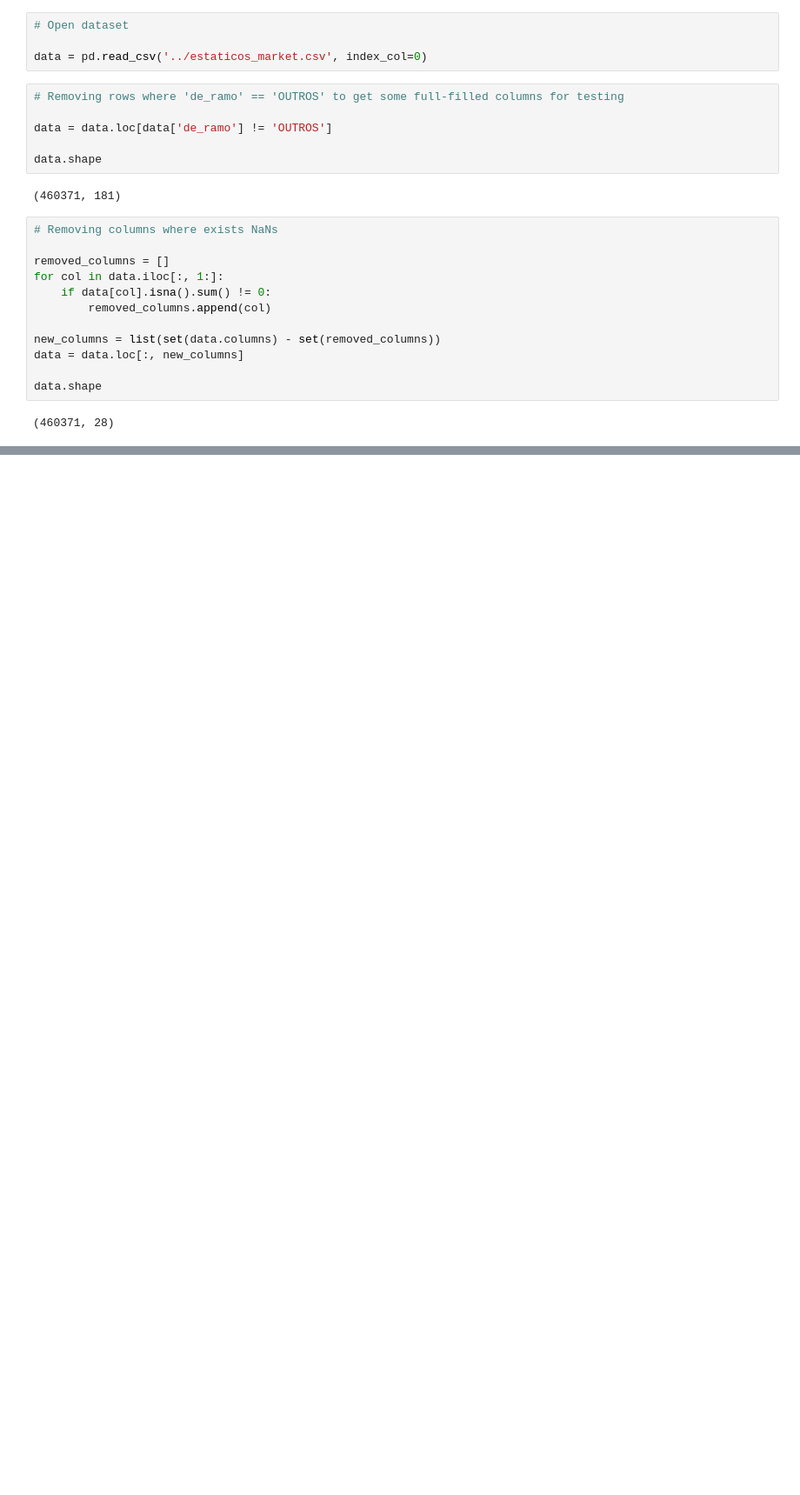
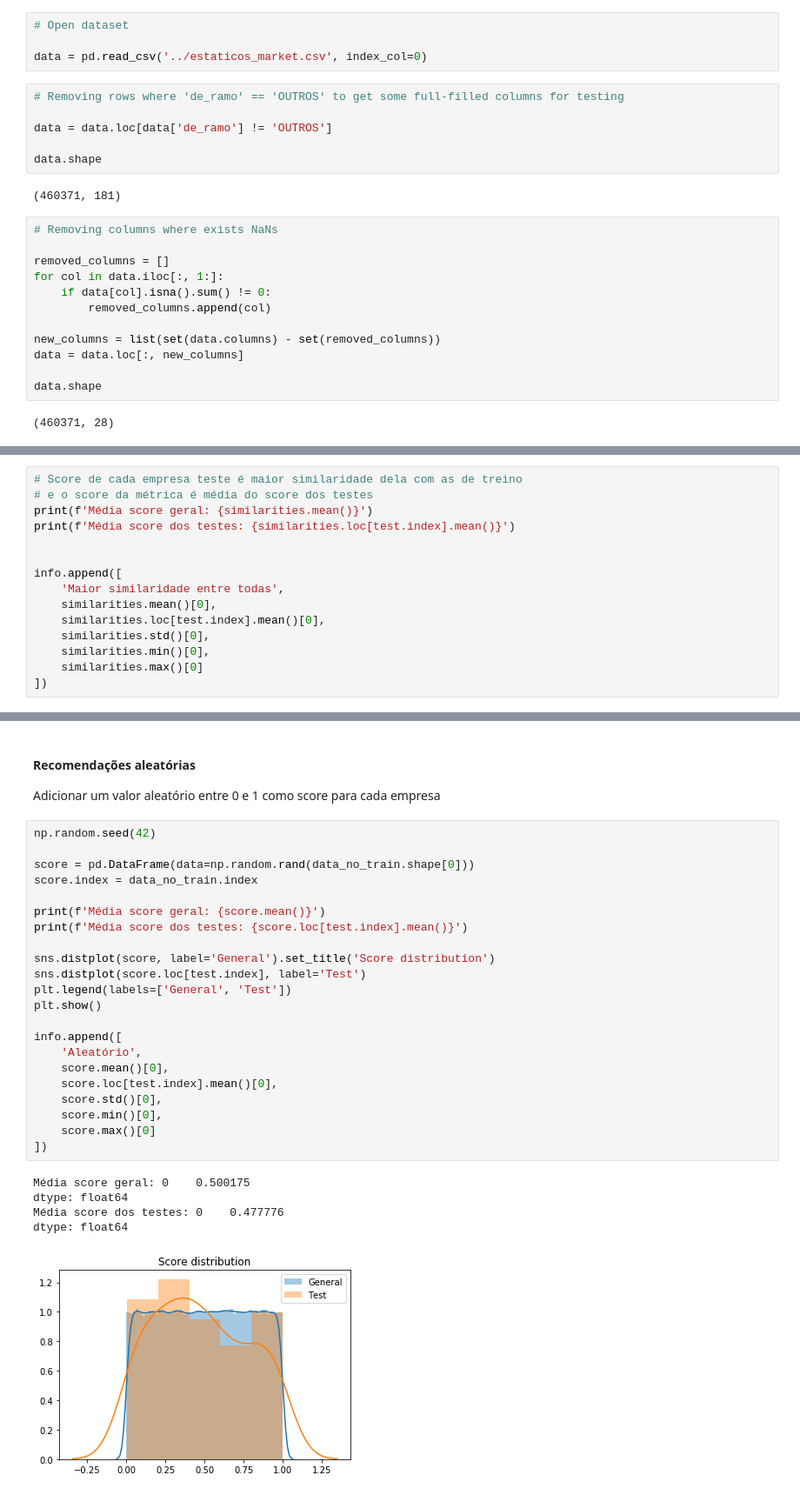
Before and after one commit to codenation-dev/squad-3-ad-data-science, a Jupyter notebook: analysis/testing_ranking_algorithm.ipynb, the cells around one changed output, grey strips where cells are left out. Shown at 87% size. Cells and saved outputs as stored; diff of their text form; blank space fills up the shorter version.

```diff
--- a/analysis/testing_ranking_algorithm.ipynb
+++ b/analysis/testing_ranking_algorithm.ipynb
@@ -201,0 +317,15 @@ sns.distplot(similarities)
+# %%
+# Score de cada empresa teste é maior similaridade dela com as de treino
+# e o score da métrica é média do score dos testes
+print(f'Média score geral: {similarities.mean()}')
+print(f'Média score dos testes: {similarities.loc[test.index].mean()}')
+
+
+info.append([
+    'Maior similaridade entre todas',
+    similarities.mean()[0],
+    similarities.loc[test.index].mean()[0],
+    similarities.std()[0],
+    similarities.min()[0],
+    similarities.max()[0]
+])
@@ -201,0 +337,32 @@ sns.distplot(similarities)
+# %% [markdown]
+#### Recomendações aleatórias
+
+Adicionar um valor aleatório entre 0 e 1 como score para cada empresa
+# %%
+np.random.seed(42)
+
+score = pd.DataFrame(data=np.random.rand(data_no_train.shape[0]))
+score.index = data_no_train.index
+
+print(f'Média score geral: {score.mean()}')
+print(f'Média score dos testes: {score.loc[test.index].mean()}')
+
+sns.distplot(score, label='General').set_title('Score distribution')
+sns.distplot(score.loc[test.index], label='Test')
+plt.legend(labels=['General', 'Test'])
+plt.show()
+
+info.append([
+    'Aleatório',
+    score.mean()[0],
+    score.loc[test.index].mean()[0],
+    score.std()[0],
+    score.min()[0],
+    score.max()[0]
+])
+# %% [output]
+Média score geral: 0    0.500175
+dtype: float64
+Média score dos testes: 0    0.477776
+dtype: float64
+[figure, added]
```
Also changed, not shown: parts of 68 cells of this notebook.
